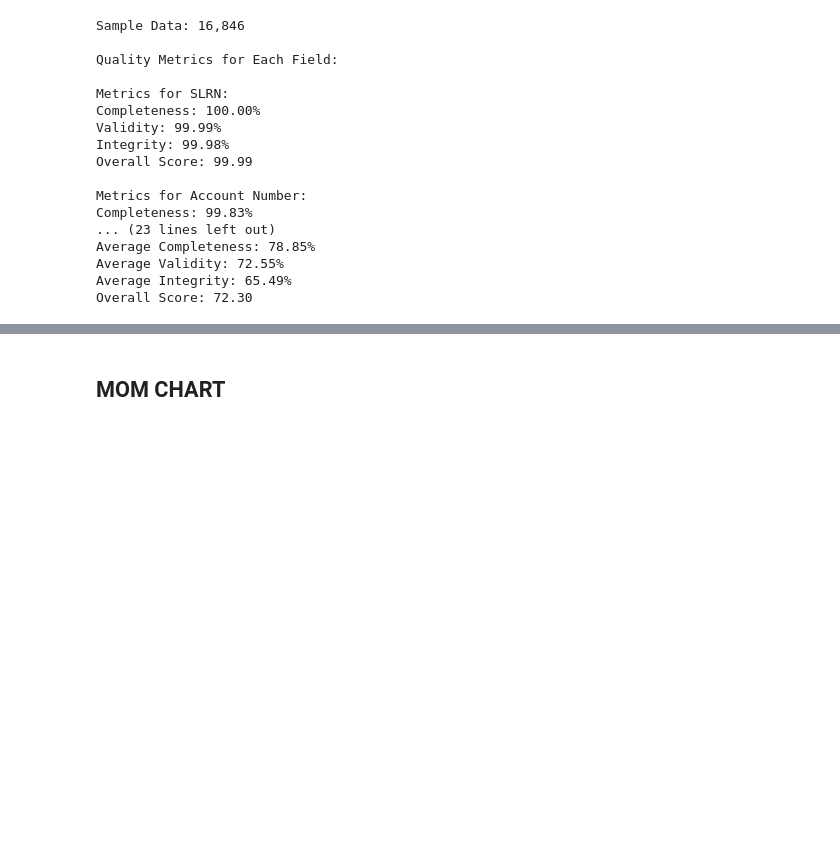
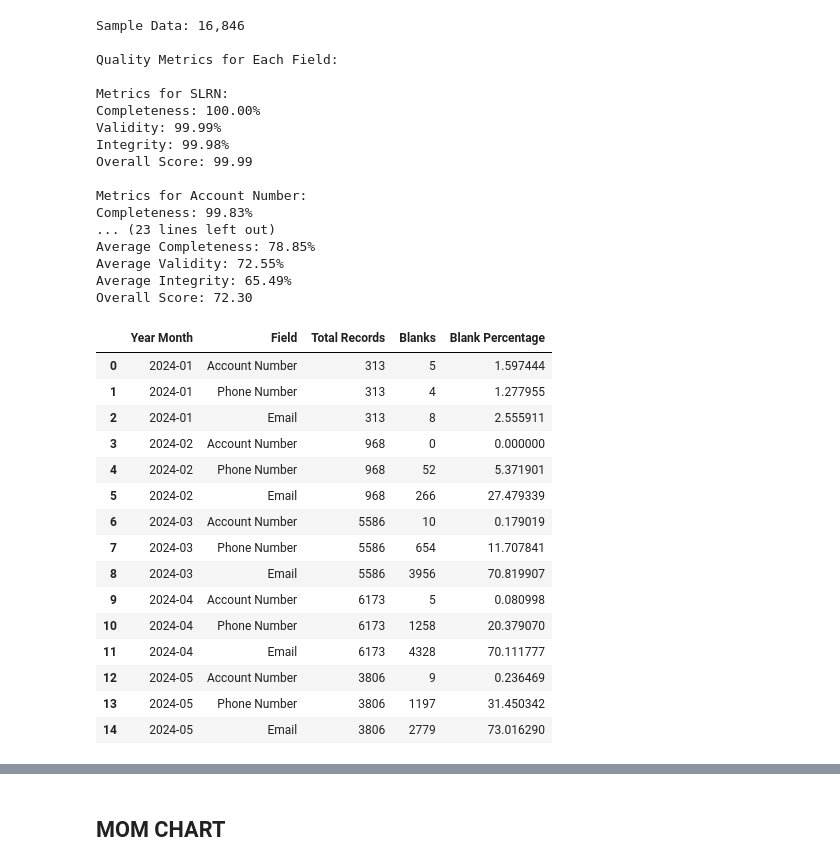
Before and after one commit to adeleyemosh/data-quality-analysis, a Jupyter notebook: yedc_analysis.ipynb, the cells around one changed output, grey strips where cells are left out. Saved outputs shown, nothing was run; the diff lists cells and outputs as text; code cells hidden in the pictures; blank space fills up the shorter version.

```diff
--- a/yedc_analysis.ipynb
+++ b/yedc_analysis.ipynb
@@ -131,3 +132,26 @@ mom_overall_score_fil = mom_overall_score_fil.sort_values(by='year_month', ascen
 mom_overall_score_fil = mom_overall_score_fil.drop_duplicates(subset=['Year Month'])
 
 mom_overall_score_fil = pd.merge(mom_overall_score_fil, unique_meter_count_df, on='Year Month', how='left')
+# %%
+key_fields = ['Account Number', 'Phone Number', 'Email']
+
+blank_metrics_df = calculate_blank_metrics(df, key_fields)
+
+blank_metrics_df
+# %% [output]
+|  | Year Month | Field | Total Records | Blanks | Blank Percentage |
+| 0 | 2024-01 | Account Number | 313 | 5 | 1.597444 |
+| 1 | 2024-01 | Phone Number | 313 | 4 | 1.277955 |
+| 2 | 2024-01 | Email | 313 | 8 | 2.555911 |
+| 3 | 2024-02 | Account Number | 968 | 0 | 0.000000 |
+| 4 | 2024-02 | Phone Number | 968 | 52 | 5.371901 |
+| 5 | 2024-02 | Email | 968 | 266 | 27.479339 |
+| 6 | 2024-03 | Account Number | 5586 | 10 | 0.179019 |
+| 7 | 2024-03 | Phone Number | 5586 | 654 | 11.707841 |
+| 8 | 2024-03 | Email | 5586 | 3956 | 70.819907 |
+| 9 | 2024-04 | Account Number | 6173 | 5 | 0.080998 |
+| 10 | 2024-04 | Phone Number | 6173 | 1258 | 20.379070 |
+| 11 | 2024-04 | Email | 6173 | 4328 | 70.111777 |
+| 12 | 2024-05 | Account Number | 3806 | 9 | 0.236469 |
+| 13 | 2024-05 | Phone Number | 3806 | 1197 | 31.450342 |
+| 14 | 2024-05 | Email | 3806 | 2779 | 73.016290 |
```
Also changed, not shown: parts of 2 cells of this notebook, 1 other file.
